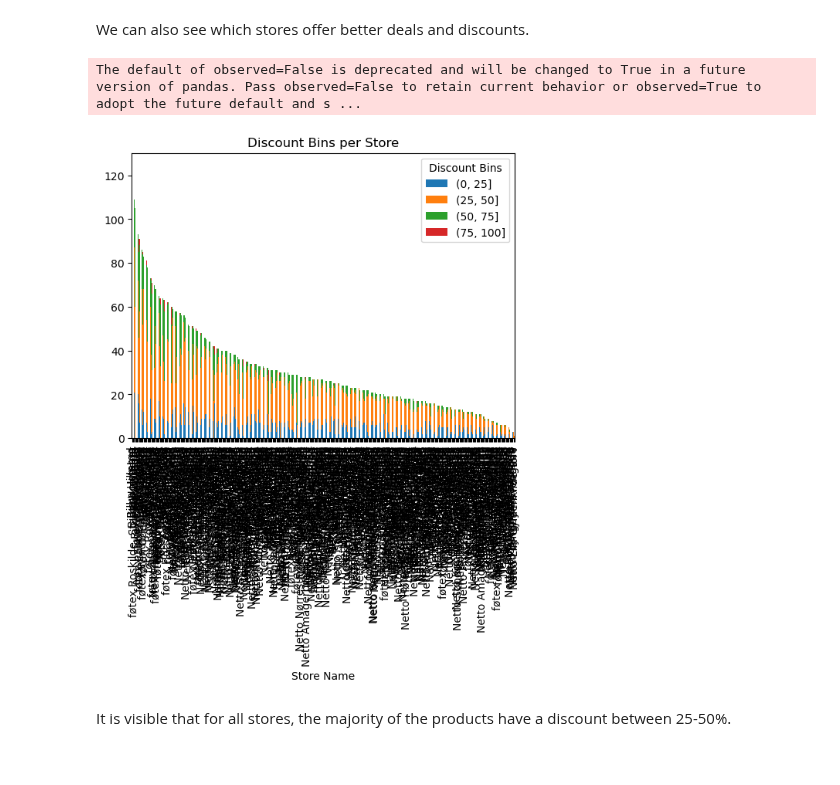
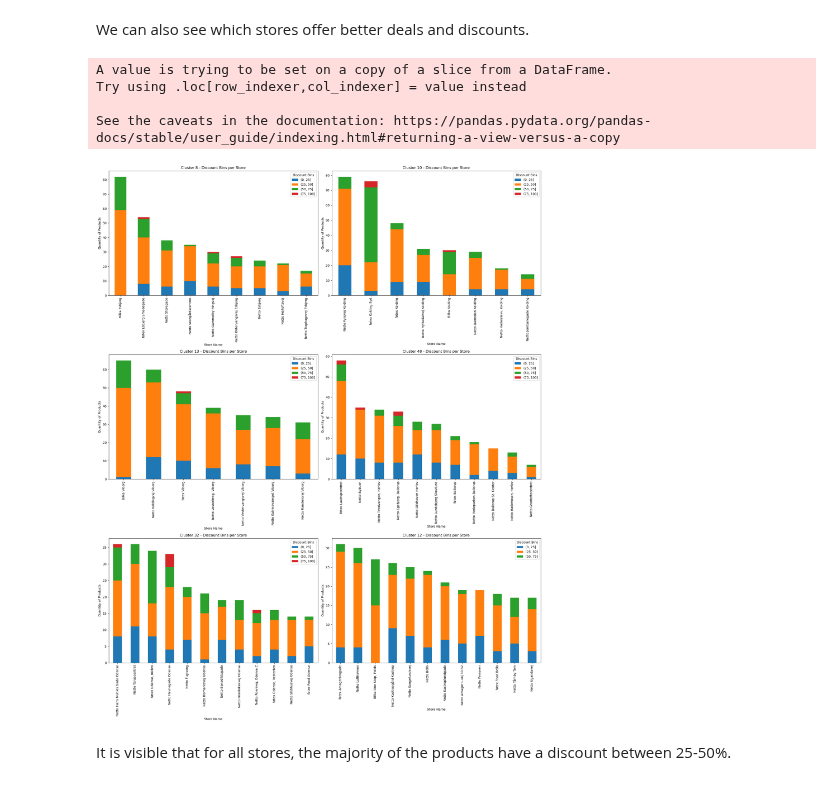
Before and after one commit to AfonsoCunha22/ComputationalToolsProject, a Jupyter notebook: 3_Salling_api.ipynb, the cells around one changed output. Drawn from its saved outputs; the diff is of its cells as text; code cells hidden in the pictures.

Commit message:
now we have the results by cluster

```diff
--- a/3_Salling_api.ipynb
+++ b/3_Salling_api.ipynb
@@ -329,8 +330,7 @@ def get_columns_categories(data):
     return salling_data
 # %%
 def salling_processing(store_ids):
-    '''final function that given a address and distance it retrieves all information
-    from the closest stores within the radius, if adrress is None IP adrress will be retrieved coordinates
+    '''function that given a list of store ids will return all the products in those stores and the stores with food waste and without food waste
     '''
     data, stores_with_food_waste, stores_with_no_food_waste = get_products_in_stores(store_ids)
     salling_data = get_columns_categories(data)
@@ -399,7 +402,7 @@ Data processing completed.
 # %%
 #print the quality of the data
 clusters_quality_df = pd.DataFrame(clusters_quality).T
-clusters_quality_df['Total Stores'] = clusters_df['Number of Stores']
-clusters_quality_df['Quality'] = clusters_quality_df['No. Stores with Food Waste'] / clusters_quality_df['Total Stores']
-clusters_quality_df.head(10)
+clusters_quality_df['Quality'] = clusters_quality_df['No. Stores with Food Waste'] / (clusters_quality_df['No. Stores with Food Waste'] + clusters_quality_df['No. Stores without Food Waste'])
+clusters_quality_df.sort_values(by='Quality', ascending=False, inplace=True)
+clusters_quality_df.head()
 # %% [output]
@@ -422,0 +422,8 @@ clusters_quality_df.head(10)
+# %%
+# Filter out clusters with quality less than 0.5
+filtered_clusters = clusters_quality_df[clusters_quality_df['Quality'] >= 0.5].index
+# filter out data frame where cluster id is in the filtered clusters
+filtered_salling_data = salling_data[salling_data['cluster_id'].isin(filtered_clusters)]
+
+# print the number of clusters in the end
+print(f"Number of clusters after filtering: {filtered_salling_data['cluster_id'].nunique()}")
@@ -425,7 +434,7 @@ import pickle
 
 # Save the dictionary to a pickle file
 with open('data/salling_data_bf_cleaning.pkl', 'wb') as f:
-    pickle.dump(salling_data, f)
+    pickle.dump(filtered_salling_data, f)
 # %% [markdown]
 # Data Cleaning
 # %%
@@ -699,28 +701,43 @@ Using a Sankey diagram for the distribution of the top 20 most populated categor
 # %% [markdown]
 We can also see which stores offer better deals and discounts.
 # %%
-# Group the discounts in 4 bins from 0-25, 25-50, 50-75, 75-100 and count how many items per store are in those bins
-salling_data['Discount Bins'] = pd.cut(salling_data['Percent Discount'], bins=[0, 25, 50, 75, 100])
+# Group the discounts in 4 bins from 0-25, 25-50, 50-75, 75-100
+top_10_clusters_data['Discount Bins'] = pd.cut(top_10_clusters_data['Percent Discount'], bins=[0, 25, 50, 75, 100])
 
-# Group by store and discount bins, and count the number of items
-discount_bins_per_store = salling_data.groupby(['Store Name', 'Discount Bins']).size().unstack()
+# Create a figure with subplots for each cluster
+fig, axes = plt.subplots(nrows=3, ncols=2, figsize=(20, 25))
+axes = axes.flatten()
 
-# Calculate the total number of items per store
-discount_bins_per_store['Total'] = discount_bins_per_store.sum(axis=1)
+# Plot the quantity of products per store for each cluster
+for i, cluster in enumerate(top_10_clusters):
+    cluster_data = top_10_clusters_data[top_10_clusters_data['cluster_id'] == cluster]
 
-# Sort the stores by the total number of items in descending order
-discount_bins_per_store = discount_bins_per_store.sort_values(by='Total', ascending=False)
+    # Group by store and discount bins, and count the number of items
+    discount_bins_per_store = cluster_data.groupby(['Store Name', 'Discount Bins'], observed=True).size().unstack()
 
-# Drop the total column
-discount_bins_per_store = discount_bins_per_store.drop(columns='Total')
+    # Calculate the total number of items per store
+    discount_bins_per_store['Total'] = discount_bins_per_store.sum(axis=1)
 
-# Plot the result
-discount_bins_per_store.plot(kind='bar', stacked=True)
-plt.title('Discount Bins per Store')
+    # Sort the stores by the total number of items in descending order
+    discount_bins_per_store = discount_bins_per_store.sort_values(by='Total', ascending=False)
+
+    # Drop the total column
+    discount_bins_per_store = discount_bins_per_store.drop(columns='Total')
+
+    # Plot the result
+    discount_bins_per_store.plot(kind='bar', stacked=True, ax=axes[i])
+    axes[i].set_title(f'Cluster {cluster} - Discount Bins per Store')
+    axes[i].set_xlabel('Store Name')
+    axes[i].set_ylabel('Quantity of Products')
+
+plt.tight_layout()
 plt.show()
 # %% [output]
-The default of observed=False is deprecated and will be changed to True in a future version of pandas. Pass observed=False to retain current behavior or observed=True to adopt the future default and s ...
+A value is trying to be set on a copy of a slice from a DataFrame.
+Try using .loc[row_indexer,col_indexer] = value instead
+
+See the caveats in the documentation: https://pandas.pydata.org/pandas-docs/stable/user_guide/indexing.html#returning-a-view-versus-a-copy
-[figure, old version]
+[figure, new version]
 # %% [markdown]
 It is visible that for all stores, the majority of the products have a discount between 25-50%.
 # %% [markdown]
```
Also changed, not shown: parts of 33 cells of this notebook, 4 other files.
